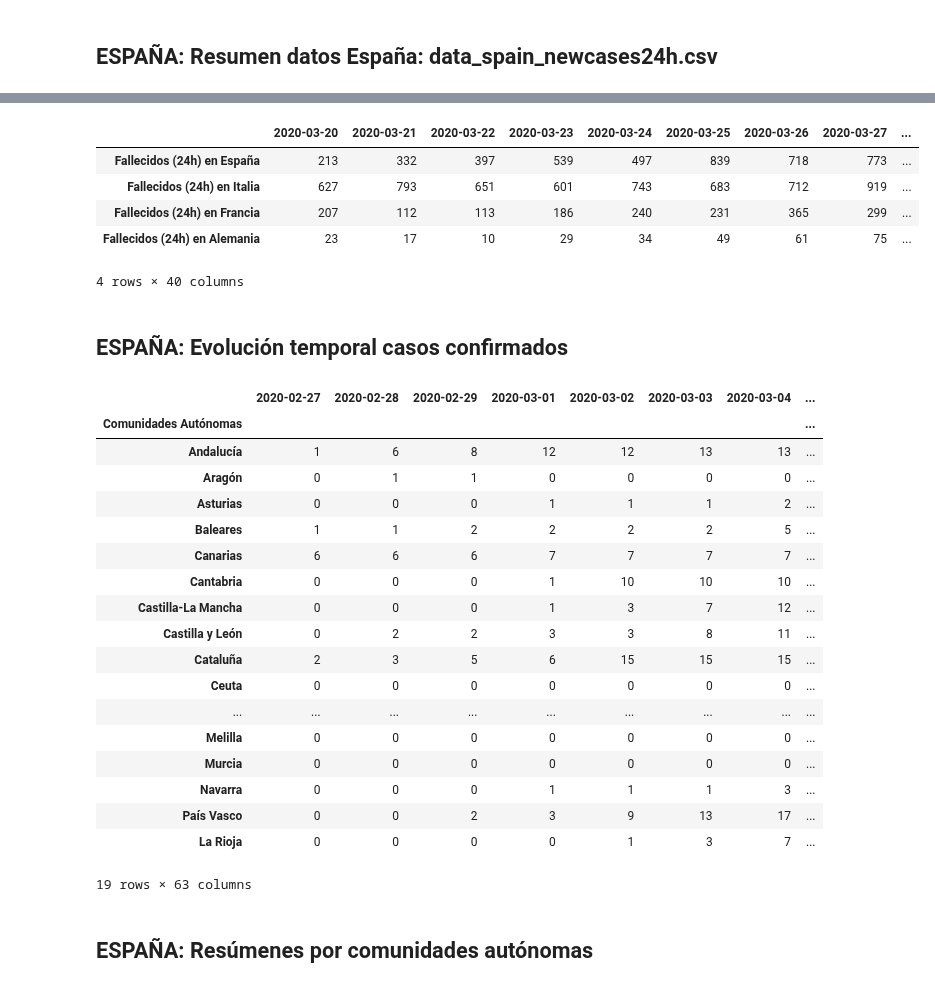
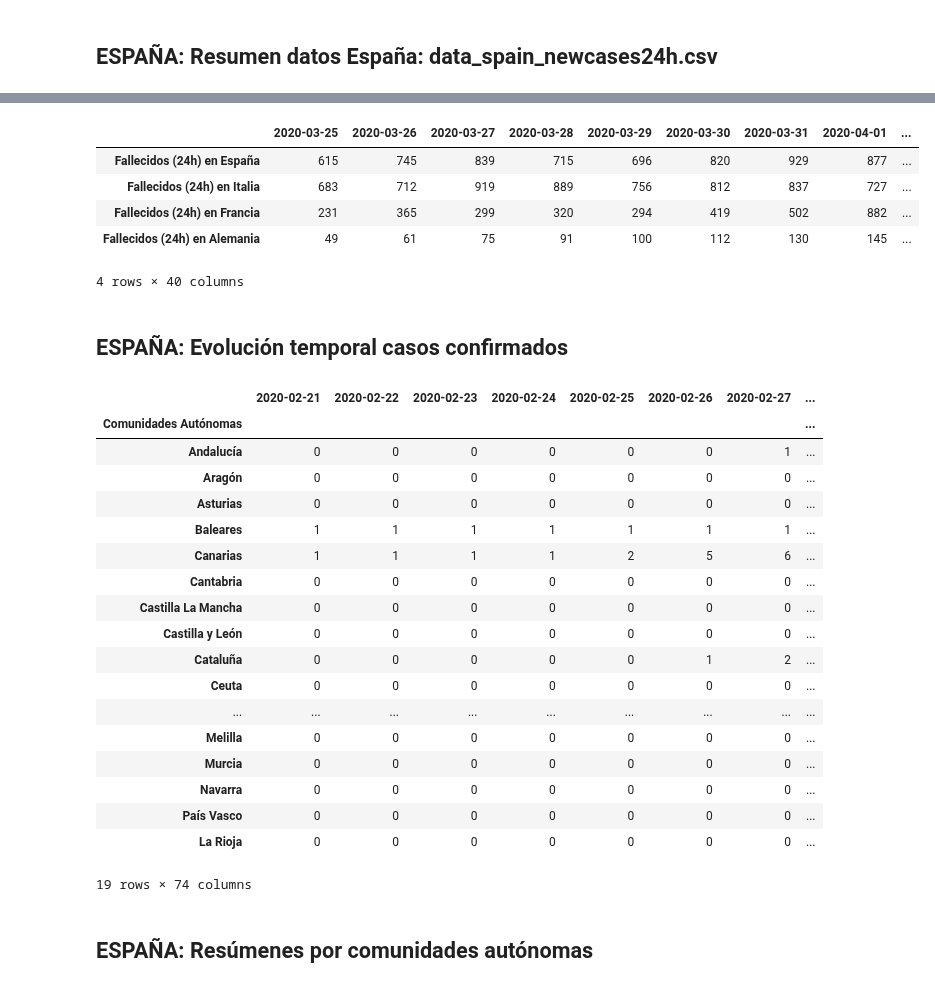
Before and after one commit to akakicreations/covid19-project, a Jupyter notebook: covid19_notebook_REV.ipynb, the cells around one changed output, grey strips where cells are left out. Cells and saved outputs as stored; diff of their text form; code cells hidden in the pictures.

Commit message:
actualización  datos

```diff
--- a/covid19_notebook_REV.ipynb
+++ b/covid19_notebook_REV.ipynb
@@ -22,14 +22,14 @@ date_today_large
 # %% [markdown]
 ## Traer los datos de Datadista
 # %%
-data_ccaa_confirmed_timeseries = pd.read_csv("https://raw.githubusercontent.com/datadista/datasets/master/COVID%2019/ccaa_covid19_casos.csv",
-                                             sep = ',', encoding="utf-8")
+data_ccaa_confirmed_timeseries = pd.read_csv("https://raw.githubusercontent.com/datadista/datasets/master/COVID%2019/ccaa_covid19_casos.csv", sep = ',', encoding="utf-8")
 
-data_ccaa_deaths_timeseries = pd.read_csv("https://raw.githubusercontent.com/datadista/datasets/master/COVID%2019/ccaa_covid19_fallecidos.csv",
-                                          sep = ',', encoding="utf-8")
+data_ccaa_deaths_timeseries = pd.read_csv("https://raw.githubusercontent.com/datadista/datasets/master/COVID%2019/ccaa_covid19_fallecidos.csv", sep = ',', encoding="utf-8")
 
-data_ccaa_recovered_timeseries = pd.read_csv("https://raw.githubusercontent.com/datadista/datasets/master/COVID%2019/ccaa_covid19_altas.csv",
-                                             sep = ',', encoding="utf-8")
+data_ccaa_recovered_timeseries = pd.read_csv("https://raw.githubusercontent.com/datadista/datasets/master/COVID%2019/ccaa_covid19_altas.csv", sep = ',', encoding="utf-8")
+
+data_spain_datadista = pd.read_csv("https://raw.githubusercontent.com/datadista/datasets/master/COVID%2019/nacional_covid19.csv")
+
 
 #Comprobar si están subidos los últimos datos, si no sale error es que hay datos.
 data_ccaa_recovered_timeseries[date_today_large]
@@ -363,10 +468,11 @@ data_drive_lastX.tail()
 # %%
+#Con datos de John Hopkins, SOLO PARA COMPARAR CON INTERNACIONALES
+
 path_c = "COVID-19/csse_covid_19_data/csse_covid_19_time_series/time_series_covid19_confirmed_global.csv"
 path_d = "COVID-19/csse_covid_19_data/csse_covid_19_time_series/time_series_covid19_deaths_global.csv"
 path_r = "COVID-19/csse_covid_19_data/csse_covid_19_time_series/time_series_covid19_recovered_global.csv"
-# Evolución últimos 20 días de neuvos casos
 
-
+# Evolución últimos 40 días de nuevos casos
 def day_consecutive(day):
     date_cons = date.today()
     date_cons = date_cons - timedelta(days=day)
@@ -447,48 +553,49 @@ def create_dataframe(data_day_name, data_path, index_title):
                               day_consecutive(2): data_day_name(data_path, -2),
                               day_consecutive(1): data_day_name(data_path, -1),
                              }, index=index_title)
 
     return dataframe
 
-data_spain_confirmed24h = create_dataframe(data_day, path_c, ['Confirmados (24h) en España'])
-data_spain_deaths24h = create_dataframe(data_day, path_d, ['Fallecidos (24h) en España'])
-data_spain_recovered24h = create_dataframe(data_day, path_r, ['Recuperados (24h) en España'])
-
-#Juntar dataframes
-data_spain_newcases24h = pd.concat([data_spain_confirmed24h,data_spain_recovered24h,data_spain_deaths24h], axis=0)
-data_spain_newcases24h.to_csv('data_spain_newcases24h.csv', sep = ';')
-data_spain_deaths24h.to_csv('data_spain_newcases24h_deaths.csv', sep = ';')
+'''Si se cogen los datos de España de John Hopkins
+# data_spain_confirmed24h = create_dataframe(data_day, path_c, ['Confirmados (24h) en España'])
+# data_spain_deaths24h = create_dataframe(data_day, path_d, ['Fallecidos (24h) en España'])
+# data_spain_recovered24h = create_dataframe(data_day, path_r, ['Recuperados (24h) en España'])
+#### Juntar dataframes
+# data_spain_newcases24h = pd.concat([data_spain_confirmed24h,data_spain_recovered24h,data_spain_deaths24h], axis=0)
+# data_spain_newcases24h.to_csv('data_spain_newcases24h.csv', sep = ';')
+# data_spain_deaths24h.to_csv('data_spain_newcases24h_deaths.csv', sep = ';')
+'''
 
 ######## Lo mismo en italia
 data_italy_confirmed24h = create_dataframe(data_day_italy, path_c, ['Confirmados (24h) en Italia'])
 data_italy_deaths24h = create_dataframe(data_day_italy, path_d, ['Fallecidos (24h) en Italia'])
 data_italy_recovered24h = create_dataframe(data_day_italy, path_r, ['Recuperados (24h) en Italia'])
 data_italy_newcases24h = pd.concat([data_italy_confirmed24h,data_italy_recovered24h,data_italy_deaths24h], axis=0)
 
 ######## Lo mismo en Francia
 data_france_confirmed24h = create_dataframe(data_day_france, path_c, ['Confirmados (24h) en Francia'])
 data_france_deaths24h = create_dataframe(data_day_france, path_d, ['Fallecidos (24h) en Francia'])
 data_france_recovered24h = create_dataframe(data_day_france, path_r, ['Recuperados (24h) en Francia'])
 data_france_newcases24h = pd.concat([data_france_confirmed24h,data_france_recovered24h,data_france_deaths24h], axis=0)
 
 ######## Lo mismo en Alemania
 data_germany_confirmed24h = create_dataframe(data_day_germany, path_c, ['Confirmados (24h) en Alemania'])
 data_germany_deaths24h = create_dataframe(data_day_germany, path_d, ['Fallecidos (24h) en Alemania'])
 data_germany_recovered24h = create_dataframe(data_day_germany, path_r, ['Recuperados (24h) en Alemania'])
 data_germany_newcases24h = pd.concat([data_germany_confirmed24h,data_germany_recovered24h,data_germany_deaths24h], axis=0)
 
 
-###### Juntar dataframes Spain + Italy sólo de fallecidos
-data_somecountries_newcases24h_deaths = pd.concat([data_spain_deaths24h, data_italy_deaths24h,
+###### Juntar dataframes Spain + Italy sólo de fallecidos, OJO LOS DATOS DE SPAIN SE COGEN DEL CÁLCULO ANTERIOR DE DATADISTA
+data_somecountries_newcases24h_deaths = pd.concat([data_spain_deaths24h_datadista, data_italy_deaths24h,
                                                    data_france_deaths24h, data_germany_deaths24h], axis=0)
 data_somecountries_newcases24h_deaths.to_csv('data_somecountries_newcases24h.csv', sep = ';')
 data_somecountries_newcases24h_deaths
 # %% [output]
-|  | 2020-03-20 | 2020-03-21 | 2020-03-22 | 2020-03-23 | 2020-03-24 | 2020-03-25 | 2020-03-26 | 2020-03-27 | ... |
-| Fallecidos (24h) en España | 213 | 332 | 397 | 539 | 497 | 839 | 718 | 773 | ... |
-| Fallecidos (24h) en Italia | 627 | 793 | 651 | 601 | 743 | 683 | 712 | 919 | ... |
-| Fallecidos (24h) en Francia | 207 | 112 | 113 | 186 | 240 | 231 | 365 | 299 | ... |
-| Fallecidos (24h) en Alemania | 23 | 17 | 10 | 29 | 34 | 49 | 61 | 75 | ... |
+|  | 2020-03-25 | 2020-03-26 | 2020-03-27 | 2020-03-28 | 2020-03-29 | 2020-03-30 | 2020-03-31 | 2020-04-01 | ... |
+| Fallecidos (24h) en España | 615 | 745 | 839 | 715 | 696 | 820 | 929 | 877 | ... |
+| Fallecidos (24h) en Italia | 683 | 712 | 919 | 889 | 756 | 812 | 837 | 727 | ... |
+| Fallecidos (24h) en Francia | 231 | 365 | 299 | 320 | 294 | 419 | 502 | 882 | ... |
+| Fallecidos (24h) en Alemania | 49 | 61 | 75 | 91 | 100 | 112 | 130 | 145 | ... |
 4 rows × 40 columns
 # %% [markdown]
 ## ESPAÑA: Evolución temporal casos confirmados
@@ -503,25 +610,25 @@ data_ccaa_confirmed_timeseries_final = data_ccaa_confirmed_timeseries_final.iloc
 data_ccaa_confirmed_timeseries_final.to_csv('data_ccaa_evolution_confirmed.csv', sep = ';', encoding="utf-8", index=True, index_label='Comunidades Autónomas')
 data_ccaa_confirmed_timeseries_final
 # %% [output]
-|  | 2020-02-27 | 2020-02-28 | 2020-02-29 | 2020-03-01 | 2020-03-02 | 2020-03-03 | 2020-03-04 | ... |
+|  | 2020-02-21 | 2020-02-22 | 2020-02-23 | 2020-02-24 | 2020-02-25 | 2020-02-26 | 2020-02-27 | ... |
 | Comunidades Autónomas |  |  |  |  |  |  |  | ... |
-| Andalucía | 1 | 6 | 8 | 12 | 12 | 13 | 13 | ... |
-| Aragón | 0 | 1 | 1 | 0 | 0 | 0 | 0 | ... |
-| Asturias | 0 | 0 | 0 | 1 | 1 | 1 | 2 | ... |
-| Baleares | 1 | 1 | 2 | 2 | 2 | 2 | 5 | ... |
-| Canarias | 6 | 6 | 6 | 7 | 7 | 7 | 7 | ... |
-| Cantabria | 0 | 0 | 0 | 1 | 10 | 10 | 10 | ... |
-| Castilla-La Mancha | 0 | 0 | 0 | 1 | 3 | 7 | 12 | ... |
-| Castilla y León | 0 | 2 | 2 | 3 | 3 | 8 | 11 | ... |
-| Cataluña | 2 | 3 | 5 | 6 | 15 | 15 | 15 | ... |
+| Andalucía | 0 | 0 | 0 | 0 | 0 | 0 | 1 | ... |
+| Aragón | 0 | 0 | 0 | 0 | 0 | 0 | 0 | ... |
+| Asturias | 0 | 0 | 0 | 0 | 0 | 0 | 0 | ... |
+| Baleares | 1 | 1 | 1 | 1 | 1 | 1 | 1 | ... |
+| Canarias | 1 | 1 | 1 | 1 | 2 | 5 | 6 | ... |
+| Cantabria | 0 | 0 | 0 | 0 | 0 | 0 | 0 | ... |
+| Castilla La Mancha | 0 | 0 | 0 | 0 | 0 | 0 | 0 | ... |
+| Castilla y León | 0 | 0 | 0 | 0 | 0 | 0 | 0 | ... |
+| Cataluña | 0 | 0 | 0 | 0 | 0 | 1 | 2 | ... |
 | Ceuta | 0 | 0 | 0 | 0 | 0 | 0 | 0 | ... |
 | ... | ... | ... | ... | ... | ... | ... | ... | ... |
 | Melilla | 0 | 0 | 0 | 0 | 0 | 0 | 0 | ... |
 | Murcia | 0 | 0 | 0 | 0 | 0 | 0 | 0 | ... |
-| Navarra | 0 | 0 | 0 | 1 | 1 | 1 | 3 | ... |
-| País Vasco | 0 | 0 | 2 | 3 | 9 | 13 | 17 | ... |
-| La Rioja | 0 | 0 | 0 | 0 | 1 | 3 | 7 | ... |
+| Navarra | 0 | 0 | 0 | 0 | 0 | 0 | 0 | ... |
+| País Vasco | 0 | 0 | 0 | 0 | 0 | 0 | 0 | ... |
+| La Rioja | 0 | 0 | 0 | 0 | 0 | 0 | 0 | ... |
-19 rows × 63 columns
+19 rows × 74 columns
 # %% [markdown]
 ## ESPAÑA: Resúmenes por comunidades autónomas
 # %%
```
Also changed, not shown: parts of 14 cells of this notebook, 24 other files.
